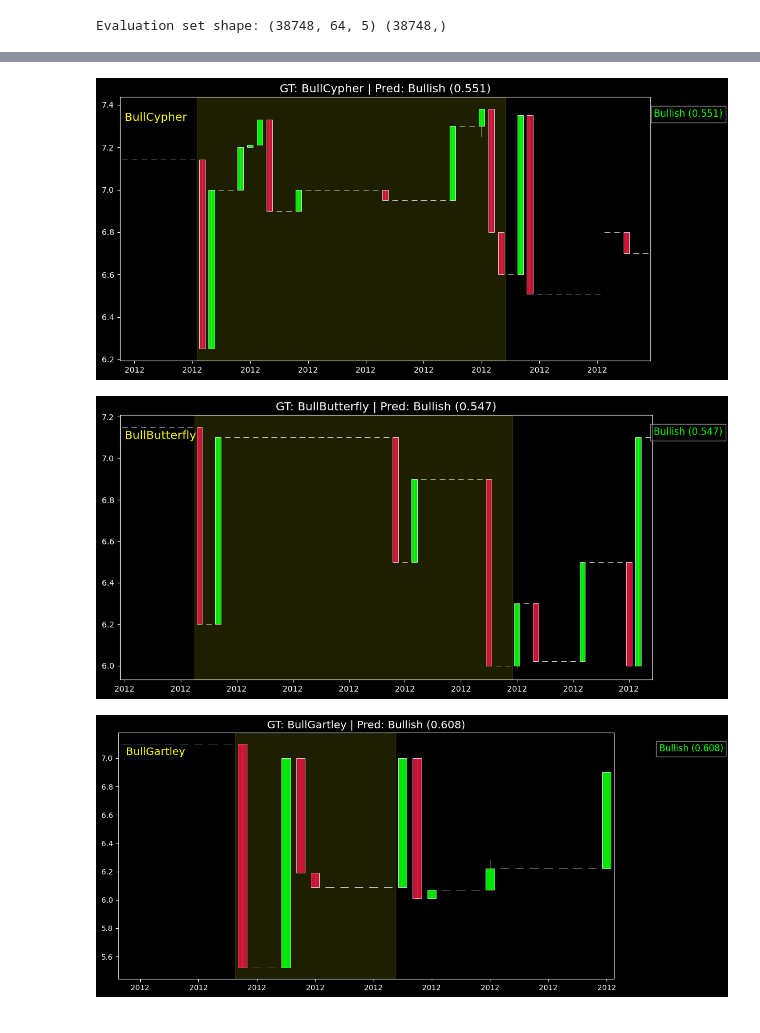
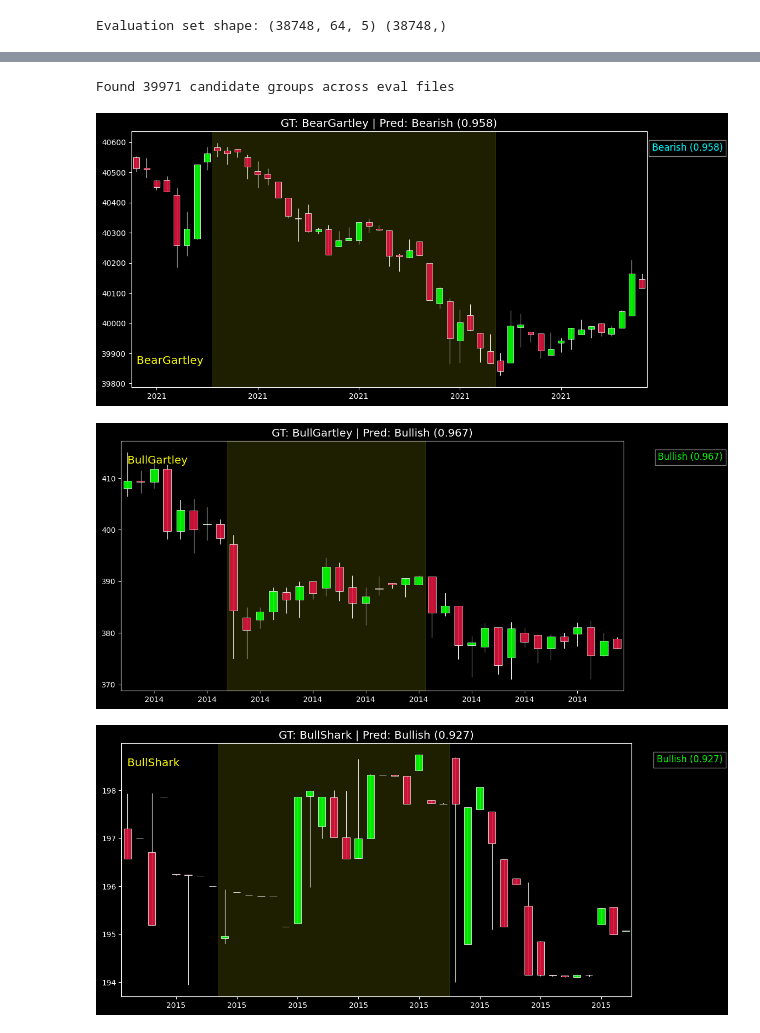
Before and after one commit to BenguBarisBalkan/data_mining, a Jupyter notebook: onlyBearishBullish_cnn+lstm_experiment.ipynb, the cells around one changed output, grey strips where cells are left out. Drawn from its saved outputs; the diff is of its cells as text; code cells hidden in the pictures.

Commit message:
bearish bullish plots

```diff
--- a/onlyBearishBullish_cnn+lstm_experiment.ipynb
+++ b/onlyBearishBullish_cnn+lstm_experiment.ipynb
@@ -558,13 +558,18 @@ from utils import plot_pattern
 import matplotlib.pyplot as plt
 import numpy as np
 
+# Show randomized examples from the evaluation files
+# - Set MAX_DEMOS to the number of random examples you want (e.g., 10)
+# - Set RANDOM_SEED to an int for reproducible sampling, or None for nondeterministic sampling
 demo_count = 0
-# Iterate eval files and pick a few consecutive pattern groups to visualize
+MAX_DEMOS = 10
+RANDOM_SEED = 42  # set to None for non-deterministic sampling
+
+candidates = []  # will store tuples (path, X, D, pat_str)
 for path in EVAL_FILES:
     df = load_and_clean_csv(path)
     if df is None or len(df) == 0:
         continue
-    # reset integer index so positions correspond to iloc positions
     df = df.reset_index(drop=True)
     df['group_id'] = (df['pattern'] != df['pattern'].shift(1)).cumsum()
     for gid, g in df.groupby('group_id'):
@@ -573,13 +578,33 @@ for path in EVAL_FILES:
             continue
         X = int(g.index[0])
         D = int(g.index[-1])
-        # require at least a few bars to make a sensible example
         if D - X < 4:
             continue
+        candidates.append((path, X, D, pat_str))
+
+n_cand = len(candidates)
+print(f"Found {n_cand} candidate groups across eval files")
+if n_cand == 0:
+    print("No candidate groups to plot")
+else:
+    rng = np.random.RandomState(RANDOM_SEED) if RANDOM_SEED is not None else np.random
+    sel_count = min(MAX_DEMOS, n_cand)
+    sel_indices = rng.choice(n_cand, size=sel_count, replace=False)
+
+    for idx in sel_indices:
+        path, X, D, pat_str = candidates[idx]
+        df = load_and_clean_csv(path)
+        df = df.reset_index(drop=True)
+        # slice the original df using the start/end indices
+        g = df.iloc[X : D + 1]
+        if g is None or len(g) == 0:
+            continue
+
         A = X + max(1, (D - X)//3)
         B = X + max(1, (D - X)//2)
         C = X + max(1, 2*(D - X)//3)
         bull = pat_str.startswith('Bull')
+
         # Build sequence exactly as df_to_sequences does (pad/truncate to SEQ_LEN)
         feat = g[FEATURE_COLS].values.astype(np.float32)
         if len(feat) >= SEQ_LEN:
@@ -589,6 +614,7 @@ for path in EVAL_FILES:
             pad = np.zeros((pad_len, feat.shape[1]), dtype=np.float32)
             seq = np.concatenate([pad, feat], axis=0)
         X_seq = np.expand_dims(seq, 0)  # shape (1, SEQ_LEN, n_feat)
+
         # Try to scale + predict; if model/scaler aren't available, continue gracefully
         pred_label = None
         pred_prob = None
@@ -598,22 +624,18 @@ for path in EVAL_FILES:
             pred_idx = int(np.argmax(probs, axis=1)[0])
             pred_label = CLASSES[pred_idx]
             pred_prob = float(probs[0, pred_idx])
-        except Exception as e:
-            # model or scaler may not be defined in this context; skip prediction
+        except Exception:
             pred_label = None
             pred_prob = None
+
         pat = {'X': X, 'A': A, 'B': B, 'C': C, 'D': D, 'name': pat_str, 'bull': bull, 'error': 0.0, 'pred': pred_label, 'pred_prob': pred_prob}
         try:
             # Hide lines and ratios, show 15 bars after D, highlight only the prediction interval (X->D),
             # but keep the following bars visible so you can evaluate whether the prediction succeeded
             fig, ax = plot_pattern(df, pat, pad=8, show=True, show_lines=False, show_ratios=False, post_bars=15, highlight_interval=True)
         except Exception as e:
-            print('Error plotting pattern from', path, 'group', gid, ':', e)
+            print('Error plotting pattern from', path, 'group', (X, D), ':', e)
         demo_count += 1
-        if demo_count >= 6:
-            break
-    if demo_count >= 6:
-        break
 
 print('Plotted', demo_count, 'example groups from eval files')
 
@@ -622,33 +644,34 @@ path = EVAL_FILES[0]
 df = load_and_clean_csv(path)
 df = df.reset_index(drop=True)
 df['group_id'] = (df['pattern'] != df['pattern'].shift(1)).cumsum()
 for gid, g in df.groupby('group_id'):
     pat_str = g['pattern'].iloc[0] if len(g) > 0 else ''
     if not (pat_str.startswith('Bull') or pat_str.startswith('Bear')):
         continue
     X = int(g.index[0])
     D = int(g.index[-1])
     if D - X < 4:
         continue
     A = X + max(1, (D - X)//3)
     B = X + max(1, (D - X)//2)
     C = X + max(1, 2*(D - X)//3)
     pat = {'X': X, 'A': A, 'B': B, 'C': C, 'D': D, 'name': pat_str, 'bull': pat_str.startswith('Bull'), 'error':0.0}
     print('DEBUG: path=', path)
     print('DEBUG: indices X,A,B,C,D =', X,A,B,C,D)
     start = max(0,X-8)
     end = min(len(df)-1, D+8)
     data = df.iloc[start:end+1]
     print('DEBUG: slice start,end =', start, end, 'len slice=', len(data))
     print('DEBUG: data.head():\n', data[['date','open','high','low','close']].head())
     print('DEBUG: data.describe():\n', data[['open','high','low','close']].describe())
     # Call plot_pattern with the FULL df so it can include the requested post_bars
     print('DEBUG: full df len =', len(df))
     fig, ax = plot_pattern(df, pat, pad=0, show=False, show_lines=False, show_ratios=False, post_bars=15, highlight_interval=True, debug=True)
     print('DEBUG: plotted to fig, ax; xlim=', ax.get_xlim(), 'ylim=', ax.get_ylim())
     display(fig)
     break
 # %% [output]
+Found 39971 candidate groups across eval files
-[figure, old version]
+[figure, new version]
-[figure, old version]
+[figure, new version]
-[figure, old version]
+[figure, new version]
```
Also changed, not shown: parts of 8 cells of this notebook.
